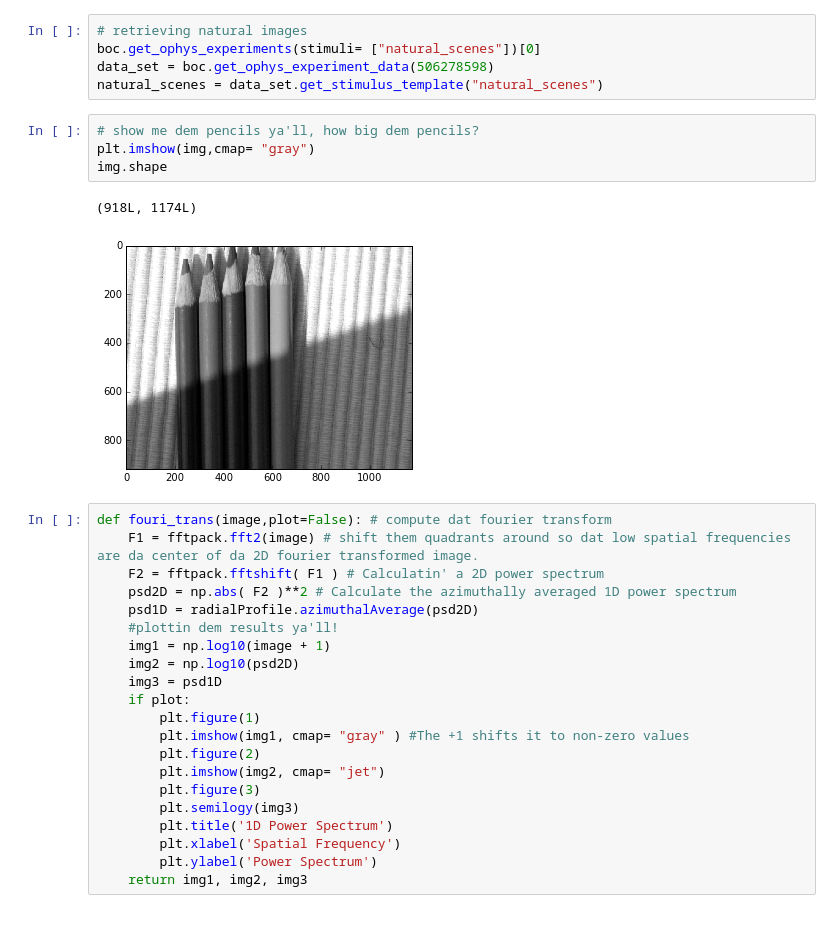
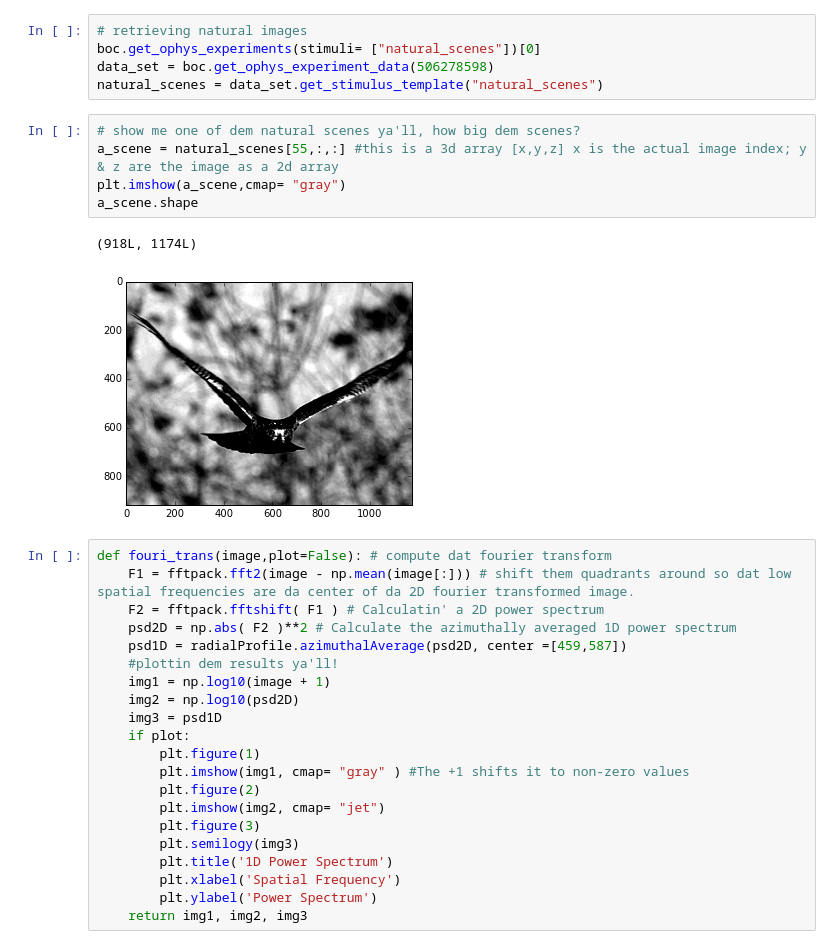
Before and after one commit to vrebex/SWDB-KART, a Jupyter notebook: fourier_transform_dat_image.ipynb, the cells around one changed output. Drawn from its saved outputs; the diff is of its cells as text.

```diff
--- a/fourier_transform_dat_image.ipynb
+++ b/fourier_transform_dat_image.ipynb
@@ -38,19 +38,20 @@ boc = BrainObservatoryCache(manifest_file="E:\BrainObservatory\manifest.json")
 boc.get_ophys_experiments(stimuli= ["natural_scenes"])[0]
 data_set = boc.get_ophys_experiment_data(506278598)
 natural_scenes = data_set.get_stimulus_template("natural_scenes")
-# %%
-# show me dem pencils ya'll, how big dem pencils?
-plt.imshow(img,cmap= "gray")
-img.shape
-# %% [output]
-(918L, 1174L)
-[figure, removed]
+# %%
+# show me one of dem natural scenes ya'll, how big dem scenes?
+a_scene = natural_scenes[55,:,:] #this is a 3d array [x,y,z] x is the actual image index; y & z are the image as a 2d array
+plt.imshow(a_scene,cmap= "gray")
+a_scene.shape
+# %% [output]
+(918L, 1174L)
+[figure, added]
 # %%
 def fouri_trans(image,plot=False): # compute dat fourier transform
-    F1 = fftpack.fft2(image) # shift them quadrants around so dat low spatial frequencies are da center of da 2D fourier transformed image.
+    F1 = fftpack.fft2(image - np.mean(image[:])) # shift them quadrants around so dat low spatial frequencies are da center of da 2D fourier transformed image.
     F2 = fftpack.fftshift( F1 ) # Calculatin' a 2D power spectrum
     psd2D = np.abs( F2 )**2 # Calculate the azimuthally averaged 1D power spectrum
-    psd1D = radialProfile.azimuthalAverage(psd2D)
+    psd1D = radialProfile.azimuthalAverage(psd2D, center =[459,587])
     #plottin dem results ya'll!
     img1 = np.log10(image + 1)
     img2 = np.log10(psd2D)
```
Also changed, not shown: parts of 9 cells of this notebook.
